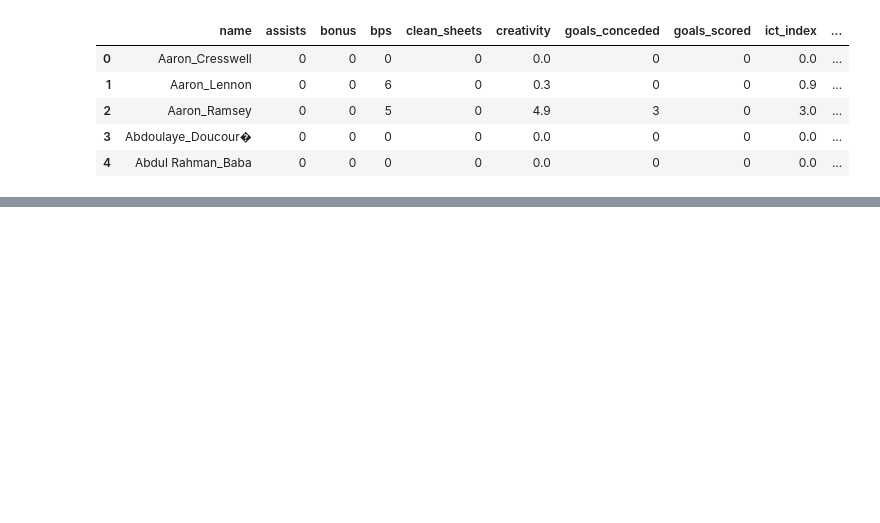
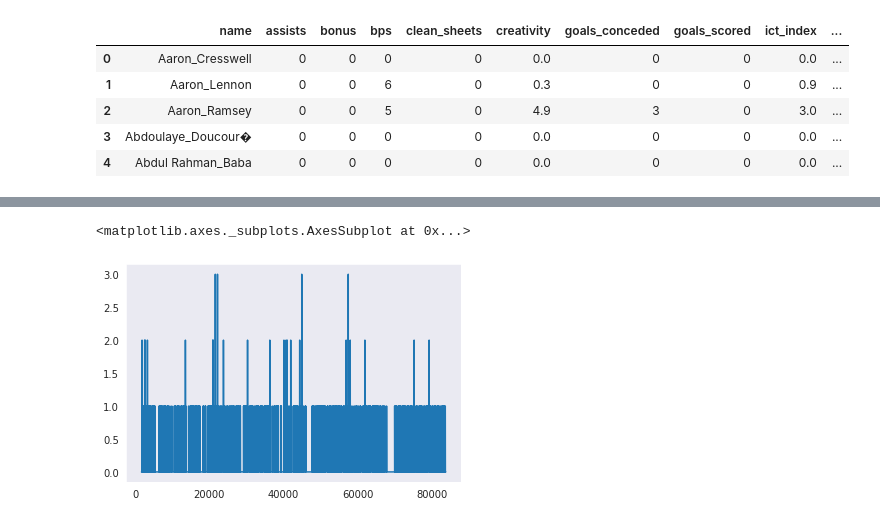
Before and after one commit to raghavbhutra/RedDevils, a Jupyter notebook: RD_Full.ipynb, the cells around one changed output, grey strips where cells are left out. Cells and saved outputs as stored; diff of their text form; code cells hidden in the pictures; blank space fills up the shorter version.

```diff
--- a/RD_Full.ipynb
+++ b/RD_Full.ipynb
@@ -481,10 +481,10 @@ bpa =gws1.groupby('id',as_index=False)['bonus'].expanding().sum()/gws1.groupby('
 gws1["Bonus Away"] = bpa.reset_index(level=0, drop=True)
 
 icth =gws1.groupby('id',as_index=False)['ict_index'].expanding().sum()/gws1.groupby('id',as_index=False)['Home'].expanding().sum()
-gws1['Bonus Home'] = icth.reset_index(level=0, drop=True)
+gws1['ICT Home'] = icth.reset_index(level=0, drop=True)
 
 icta =gws1.groupby('id',as_index=False)['ict_index'].expanding().sum()/gws1.groupby('id',as_index=False)['Away'].expanding().sum()
-gws1["Bonus Away"] = icta.reset_index(level=0, drop=True)
+gws1["ICT Away"] = icta.reset_index(level=0, drop=True)
 
 ah =gws1.groupby('id',as_index=False)['assists'].expanding().sum()/gws1.groupby('id',as_index=False)['Home'].expanding().sum()
 gws1['Assists Home'] = ah.reset_index(level=0, drop=True)
@@ -505,15 +505,28 @@ gws1["Assists Away"] = aa.reset_index(level=0, drop=True)
 #gws1.head(70)
 # %%
 def f(df):
-    df['Goal Streak'] = (df['goals_scored'] > 0).cumsum()
+    df['Goalstreak'] = (df['goals_scored'] > 0).cumsum()
     df['cumsum'] = np.nan
-    df.loc[df['goals_scored'] == 0, 'cumsum'] = df['Goal Streak']
+    df.loc[df['assists'] == 0, 'cumsum'] = df['Goalstreak']
     df['cumsum'] = df['cumsum'].fillna(method='ffill')
     df['cumsum'] = df['cumsum'].fillna(0)
-    df['streak'] = df['Goal Streak'] - df['cumsum']
-    df.drop(['Goal Streak', 'cumsum'], axis=1, inplace=True)
-    df['streak']=df['streak'].shift(1)
+    df['Goal Streak'] = df['Goalstreak'] - df['cumsum']
+    df.drop(['Goalstreak', 'cumsum'], axis=1, inplace=True)
+    df['Goal Streak']=df['Goal Streak'].shift(1)
     return df
+# %%
+gws1=gws1.groupby('id').apply(f)
+# %%
+def f(df):
+    df['Assiststreak'] = (df['assists'] > 0).cumsum()
+    df['cumsum'] = np.nan
+    df.loc[df['assists'] == 0, 'cumsum'] = df['Assiststreak']
+    df['cumsum'] = df['cumsum'].fillna(method='ffill')
+    df['cumsum'] = df['cumsum'].fillna(0)
+    df['Assist Streak'] = df['Assiststreak'] - df['cumsum']
+    df.drop(['Assiststreak', 'cumsum'], axis=1, inplace=True)
+    df['Assist Streak']=df['Assist Streak'].shift(1)
+    return df
 # %%
 gws1=gws1.groupby('id').apply(f)
 # %%
@@ -533,5 +591,8 @@ cor_target.sort_values(ascending=False)
 # %%
-gws1['streak'].plot()
+gws1['Goal Streak'].plot()
+# %% [output]
+<matplotlib.axes._subplots.AxesSubplot at 0x...>
+[figure, added]
 # %%
 from sklearn.model_selection import train_test_split,KFold,cross_val_score
 from sklearn.metrics import mean_absolute_error,mean_squared_error, explained_variance_score,r2_score
```
Also changed, not shown: parts of 39 cells of this notebook.
